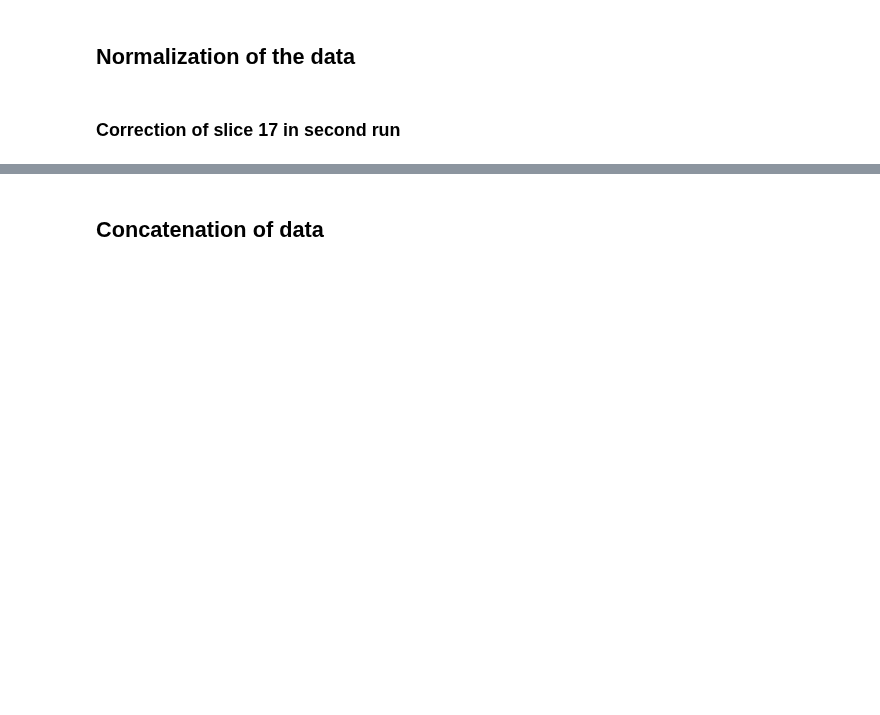
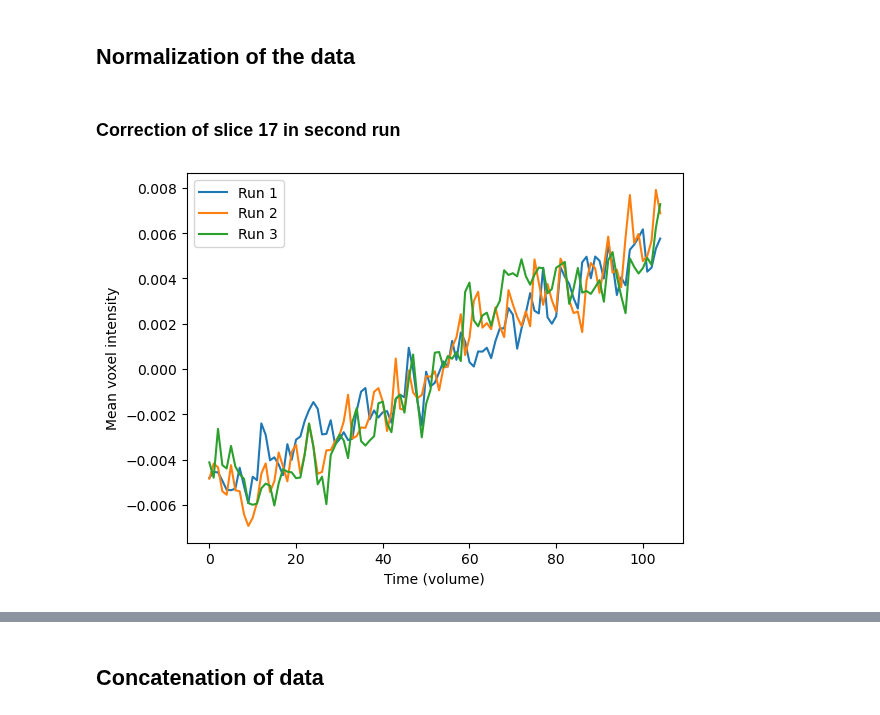
Before and after one commit to NicolasRR/NSSP, a Jupyter notebook: Jupyter_Miniproject_1.ipynb, the cells around one changed output, grey strips where cells are left out. Drawn from its saved outputs; the diff is of its cells as text; code cells hidden in the pictures; blank space fills up the shorter version.

Commit message:
Adding tries for standardization

```diff
--- a/Jupyter_Miniproject_1.ipynb
+++ b/Jupyter_Miniproject_1.ipynb
@@ -300,9 +298,10 @@ fsleyesDisplay.load(op.join(functional_path, 'sub-control01_task-music_run-1_bol
 # %%
 from fsl.wrappers import flirt
 subject_id = 'control01'
-mni_template = op.expandvars(op.join('$FSLDIR', 'data', 'standard', 'MNI152_T1_1mm_brain'))
+mni_template = op.expandvars(op.join('$FSLDIR', 'data', 'standard', 'MNI152_T1_1mm_brain.nii.gz'))
 target = resulting_treated_path
+transformation_matrix = op.join(preproc_root, 'sub-{}'.format(subject_id), 'anat', 'matrix_FLIRT.mat')
 reference = mni_template
 result = op.join(preproc_root, 'sub-{}'.format(subject_id), 'anat', 'sub-{}_T1w_mni'.format(subject_id))
-flirt(target, reference, out=result)
+flirt(target, reference, omat = transformation_matrix, out=result)
 # %% [output]
@@ -354,0 +406,10 @@ normalize_fMRI(functional_3_path, path_normalized_output_3, 200)
+# %%
+plt.plot(nib.load(path_normalized_output_1).get_fdata().mean(axis=(0,1,2)), label='Run 1')
+plt.plot(nib.load(path_normalized_output_2).get_fdata().mean(axis=(0,1,2)), label='Run 2')
+plt.plot(nib.load(path_normalized_output_3).get_fdata().mean(axis=(0,1,2)), label='Run 3')
+plt.xlabel('Time (volume)')
+plt.ylabel('Mean voxel intensity')
+plt.legend()
+plt.show()
+# %% [output]
+[figure, added]
```
Also changed, not shown: parts of 17 cells of this notebook.
